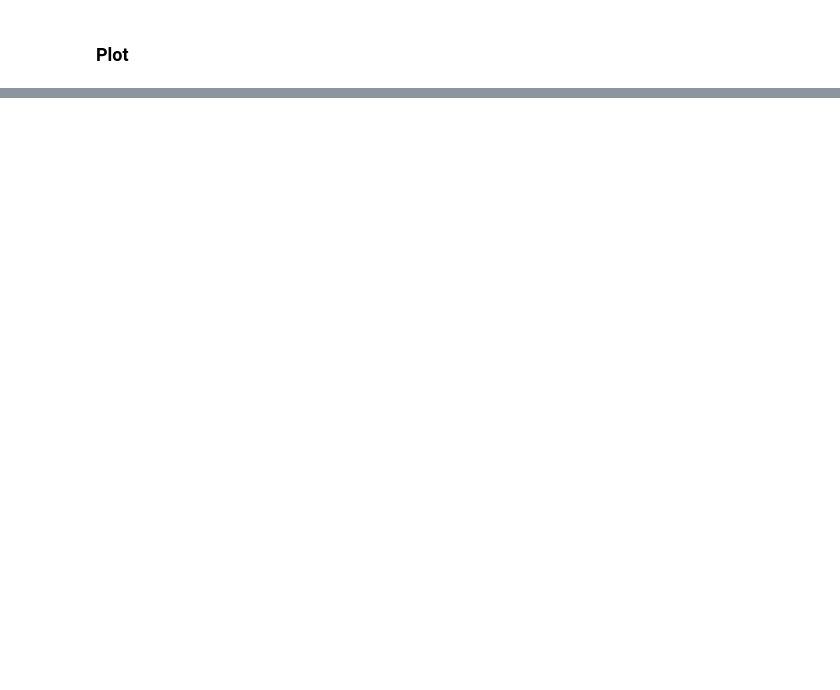
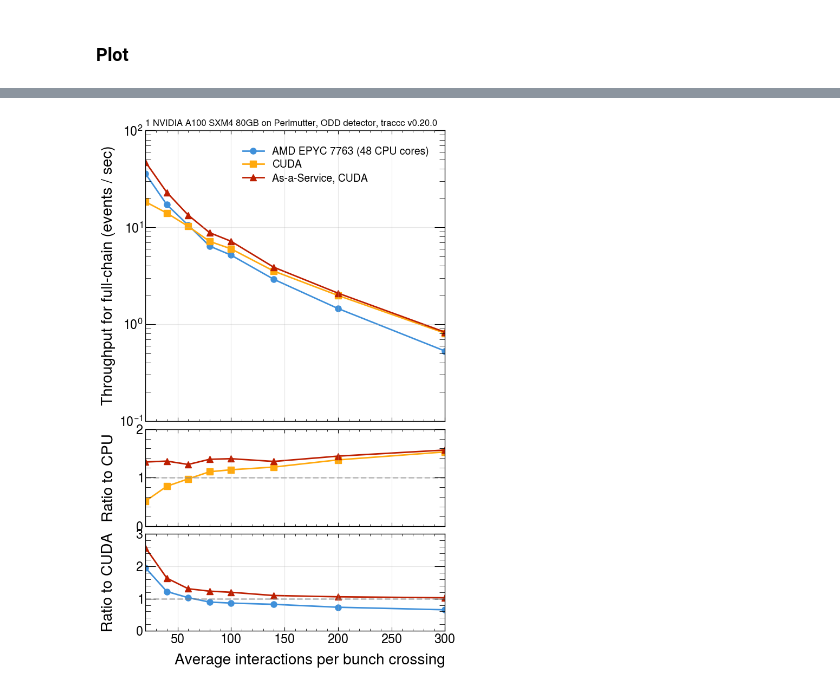
Before and after one commit to milescb/traccc-aaS-performance, a Jupyter notebook: notebooks/compare_cpu_gpu_traccc.ipynb, the cells around one changed output, grey strips where cells are left out. Cells and saved outputs as stored; diff of their text form; code cells hidden in the pictures; blank space fills up the shorter version.

```diff
--- a/notebooks/compare_cpu_gpu_traccc.ipynb
+++ b/notebooks/compare_cpu_gpu_traccc.ipynb
@@ -49,0 +161,55 @@ plt.savefig(f'{log_dir}/mu_vs_throughput.pdf', bbox_inches='tight')
+# %%
+# Create figure with three subplots sharing x-axis
+fig, (ax1, ax2, ax3) = plt.subplots(3, 1, figsize=(7, 12), height_ratios=[3, 1, 1], sharex=True)
+plt.subplots_adjust(hspace=0.05)  # Reduce space between plots
+
+# Get default color cycle
+colors = plt.rcParams['axes.prop_cycle'].by_key()['color']
+
+# Align y-axis labels
+ylabel_x = -0.1  # Common x-position for all y-labels
+
+# Top plot
+line1 = ax1.plot(cpu_mu, cpu_time, label='AMD EPYC 7763 (48 CPU cores)', marker='o', color=colors[0])
+line2 = ax1.plot(gpu_mu, gpu_time, label='CUDA', marker='s', color=colors[1])
+line3 = ax1.plot(mu_values, throughputs, label='As-a-Service, CUDA', marker='^', color=colors[2])
+ax1.set_ylabel('Throughput for full-chain (events / sec)', loc='center')
+ax1.yaxis.set_label_coords(ylabel_x, 0.5)
+ax1.set_title(TITLE, loc='left', fontsize=12)
+ax1.set_xlim(20, 300)
+ax1.legend()
+ax1.set_yscale('log')
+ax1.grid(True, alpha=0.3)
+
+# Calculate ratios
+cpu_interp = np.interp(mu_values, cpu_mu, cpu_time)
+gpu_interp = np.interp(mu_values, gpu_mu, gpu_time)
+
+# Calculate ratios relative to CPU
+ratio_cuda_cpu = gpu_interp / cpu_interp
+ratio_service_cpu = np.array(throughputs) / cpu_interp
+
+# Middle plot (ratio to CPU)
+ax2.plot(mu_values, ratio_cuda_cpu, marker='s', label='CUDA/CPU', color=colors[1])
+ax2.plot(mu_values, ratio_service_cpu, marker='^', label='As-a-Service/CPU', color=colors[2])
+ax2.axhline(y=1, color='gray', linestyle='--', alpha=0.5)
+ax2.set_ylabel('Ratio to CPU', loc='center')
+ax2.yaxis.set_label_coords(ylabel_x, 0.5)
+ax2.grid(True, alpha=0.3)
+
+# Calculate ratios relative to CUDA
+ratio_cpu_cuda = cpu_interp / gpu_interp
+ratio_service_cuda = np.array(throughputs) / gpu_interp
+
+# Bottom plot (ratio to CUDA)
+ax3.plot(mu_values, ratio_cpu_cuda, marker='o', label='CPU/CUDA', color=colors[0])
+ax3.plot(mu_values, ratio_service_cuda, marker='^', label='As-a-Service/CUDA', color=colors[2])
+ax3.axhline(y=1, color='gray', linestyle='--', alpha=0.5)
+ax3.set_xlabel('Average interactions per bunch crossing', loc='right')
+ax3.set_ylabel('Ratio to CUDA', loc='center')
+ax3.yaxis.set_label_coords(ylabel_x, 0.5)
+ax3.grid(True, alpha=0.3)
+
+plt.show()
+# %% [output]
+[figure, added]
```
Also changed, not shown: parts of 10 cells of this notebook.
